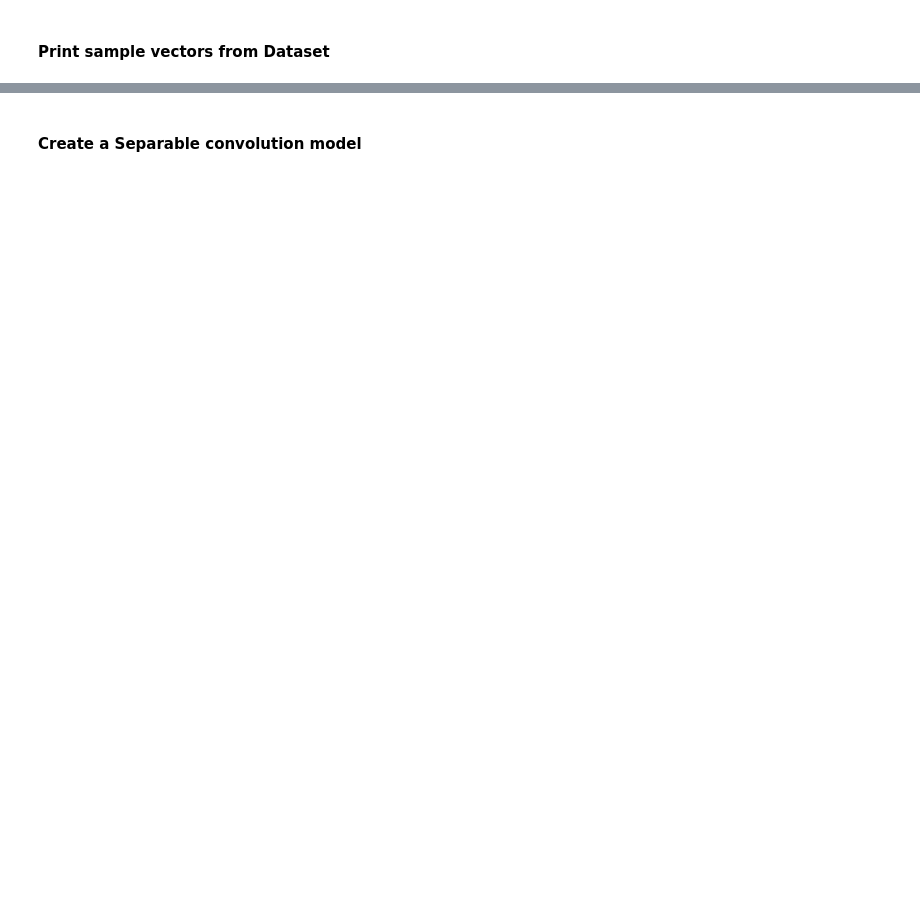
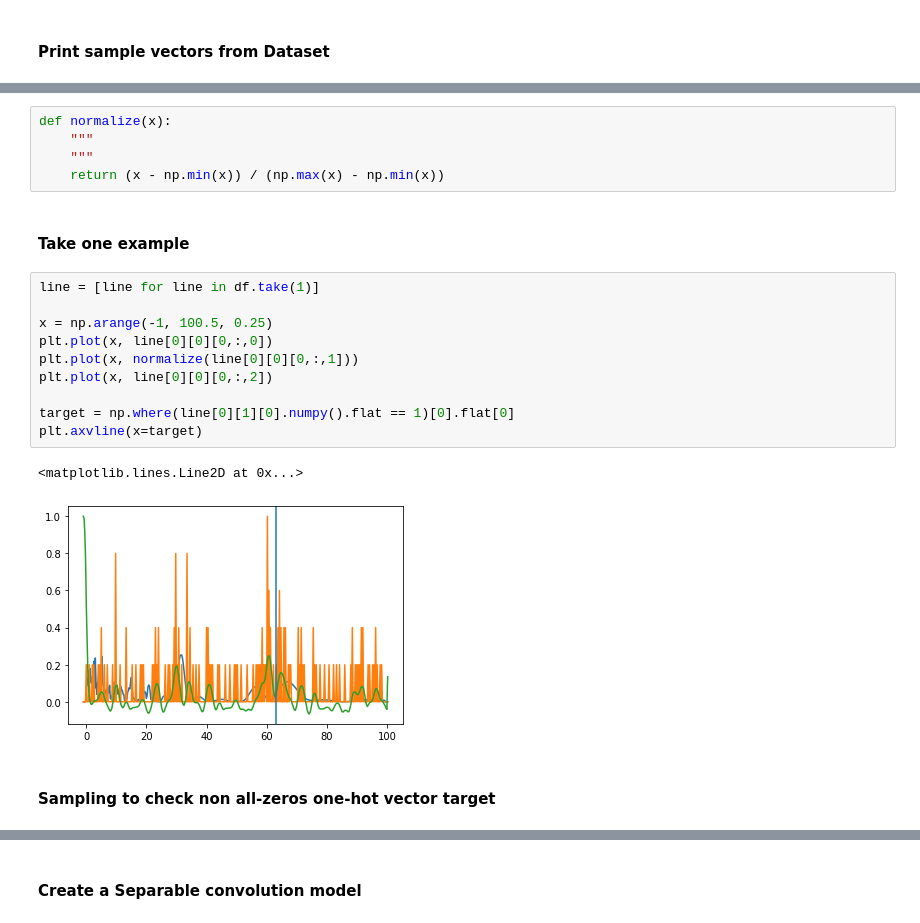
Before and after one commit to rmaestre/NN-Asteroseismology, a Jupyter notebook: astronn/notebooks/trainning.ipynb, the cells around one changed output, grey strips where cells are left out. Drawn from its saved outputs; the diff is of its cells as text; blank space fills up the shorter version.

```diff
--- a/astronn/notebooks/trainning.ipynb
+++ b/astronn/notebooks/trainning.ipynb
@@ -43,3 +42,25 @@ array([[[ 0.    ,  0.    ,  1.    ],
        [[0., 0., 0., ..., 0., 0., 0.]],
 
        [[0., 0., 0., ..., 0., 0., 0.]]], dtype=float32)>)
+# %%
+def normalize(x):
+    """
+    """
+    return (x - np.min(x)) / (np.max(x) - np.min(x))
+# %% [markdown]
+#### Take one example
+# %%
+line = [line for line in df.take(1)]
+
+x = np.arange(-1, 100.5, 0.25)
+plt.plot(x, line[0][0][0,:,0])
+plt.plot(x, normalize(line[0][0][0,:,1]))
+plt.plot(x, line[0][0][0,:,2])
+
+target = np.where(line[0][1][0].numpy().flat == 1)[0].flat[0]
+plt.axvline(x=target)
+# %% [output]
+<matplotlib.lines.Line2D at 0x...>
+[figure, added]
+# %% [markdown]
+#### Sampling to check non all-zeros one-hot vector target
```
Also changed, not shown: parts of 10 cells of this notebook, 2 other files.
